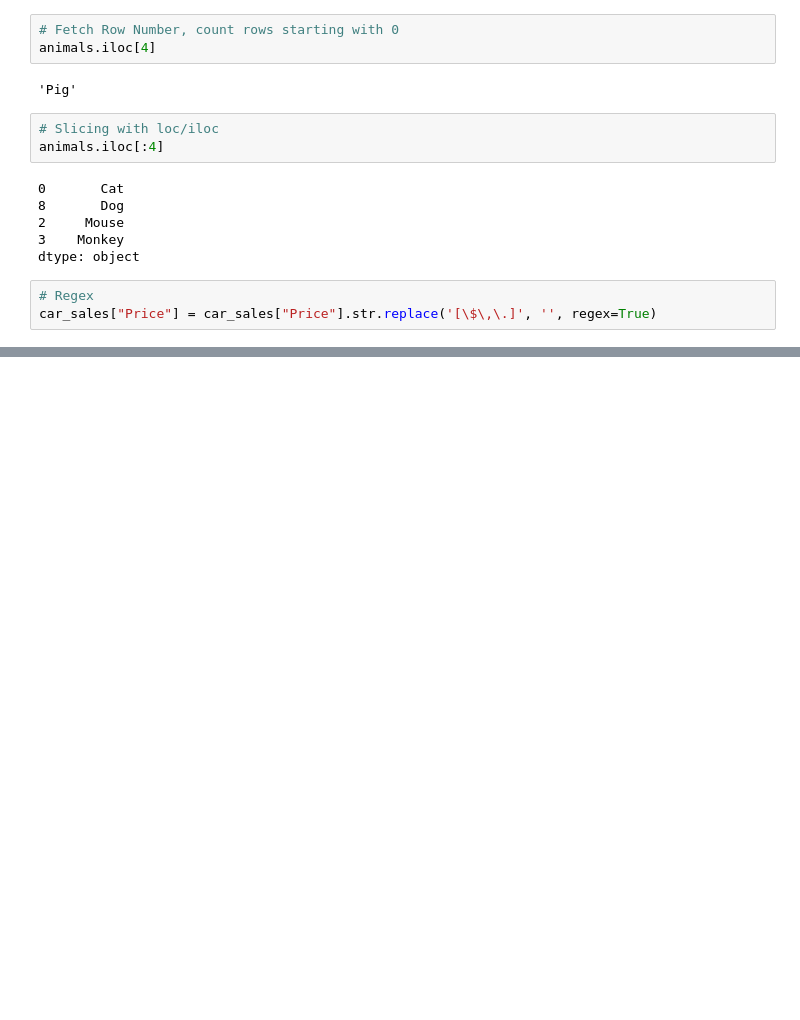
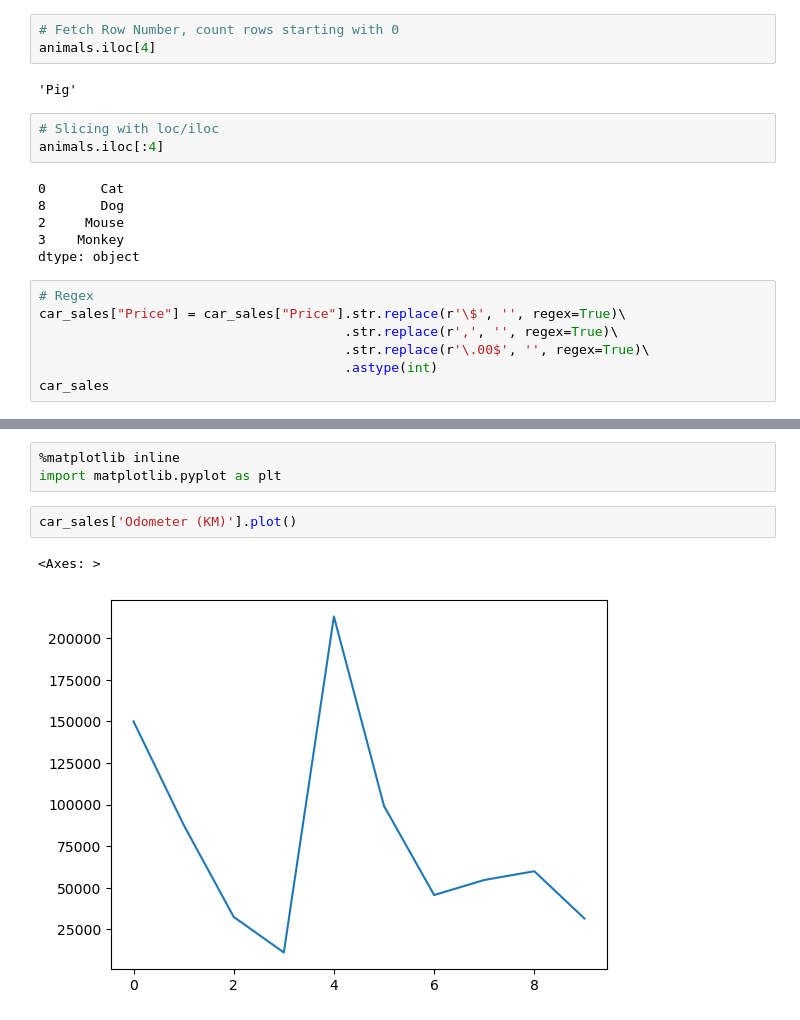
Before and after one commit to nikhilyadav-git/da-car-sales, a Jupyter notebook: pandas-intro.ipynb, the cells around one changed output, grey strips where cells are left out. Cells and saved outputs as stored; diff of their text form; blank space fills up the shorter version.

```diff
--- a/pandas-intro.ipynb
+++ b/pandas-intro.ipynb
@@ -227,4 +227,8 @@ animals.iloc[:4]
 dtype: object
 # %%
 # Regex
-car_sales["Price"] = car_sales["Price"].str.replace('[\$\,\.]', '', regex=True)
+car_sales["Price"] = car_sales["Price"].str.replace(r'\$', '', regex=True)\
+                                       .str.replace(r',', '', regex=True)\
+                                       .str.replace(r'\.00$', '', regex=True)\
+                                       .astype(int)
+car_sales
@@ -230,0 +280,8 @@ car_sales["Price"] = car_sales["Price"].str.replace('[\$\,\.]', '', regex=True)
+# %%
+%matplotlib inline
+import matplotlib.pyplot as plt
+# %%
+car_sales['Odometer (KM)'].plot()
+# %% [output]
+<Axes: >
+[figure, added]
```
Also changed, not shown: parts of 22 cells of this notebook, 4 other files.
